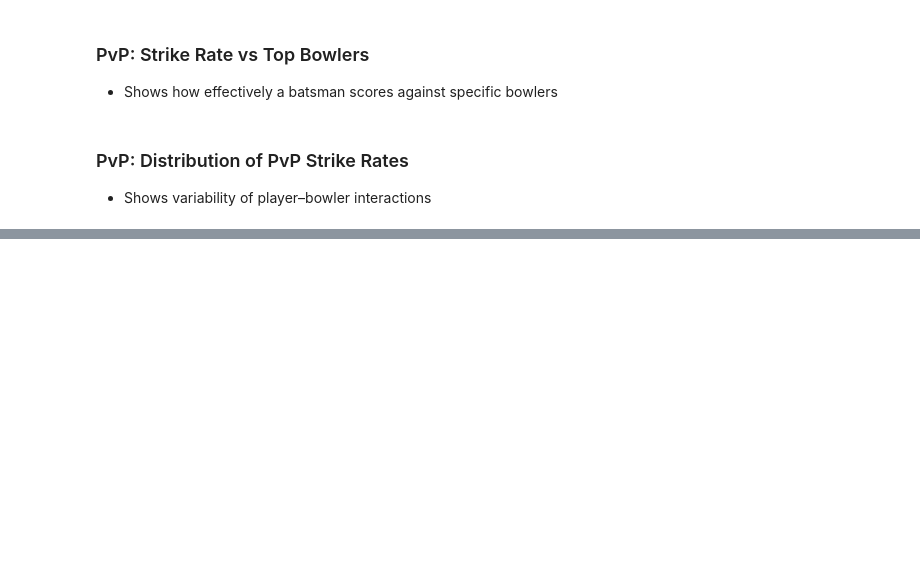
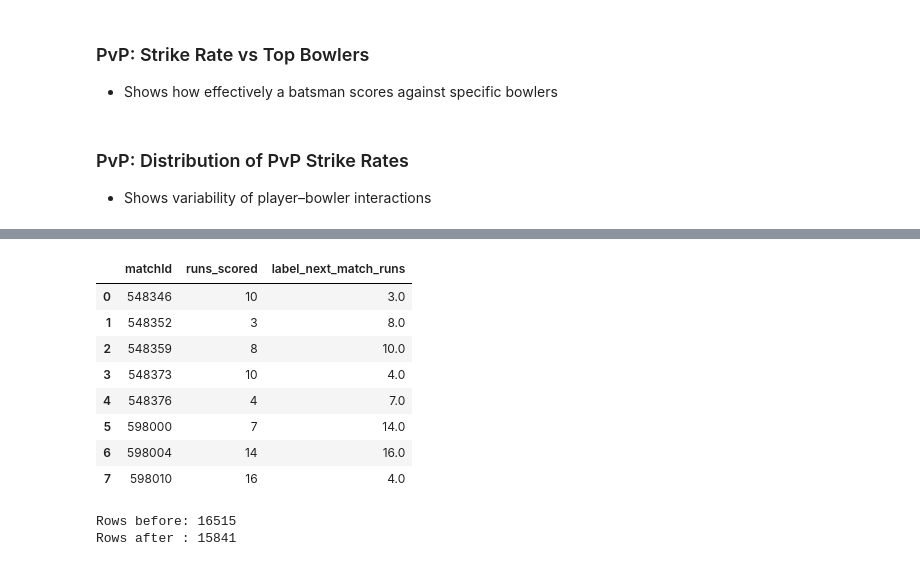
Before and after one commit to SpringBoardMentor895/AI_Cricket_Player_Performance_Prediction, a Jupyter notebook: 02_FeatureEngineering.ipynb, the cells around one changed output, grey strips where cells are left out. Drawn from its saved outputs; the diff is of its cells as text; code cells hidden in the pictures; blank space fills up the shorter version.

```diff
--- a/02_FeatureEngineering.ipynb
+++ b/02_FeatureEngineering.ipynb
@@ -725,0 +852,32 @@ plt.close()
+# %%
+player_match_df[
+    player_match_df["batsman"] == player_match_df["batsman"].iloc[0]
+][[
+    "matchId",
+    "runs_scored",
+    "label_next_match_runs"
+]].head(8)
+# %% [output]
+|  | matchId | runs_scored | label_next_match_runs |
+| 0 | 548346 | 10 | 3.0 |
+| 1 | 548352 | 3 | 8.0 |
+| 2 | 548359 | 8 | 10.0 |
+| 3 | 548373 | 10 | 4.0 |
+| 4 | 548376 | 4 | 7.0 |
+| 5 | 598000 | 7 | 14.0 |
+| 6 | 598004 | 14 | 16.0 |
+| 7 | 598010 | 16 | 4.0 |
+# %%
+before_drop = player_match_df.shape[0]
+
+player_match_df = player_match_df.dropna(
+    subset=["label_next_match_runs"]
+)
+
+after_drop = player_match_df.shape[0]
+
+print("Rows before:", before_drop)
+print("Rows after :", after_drop)
+# %% [output]
+Rows before: 16515
+Rows after : 15841
```
Also changed, not shown: parts of 29 cells of this notebook, 5 other files.
